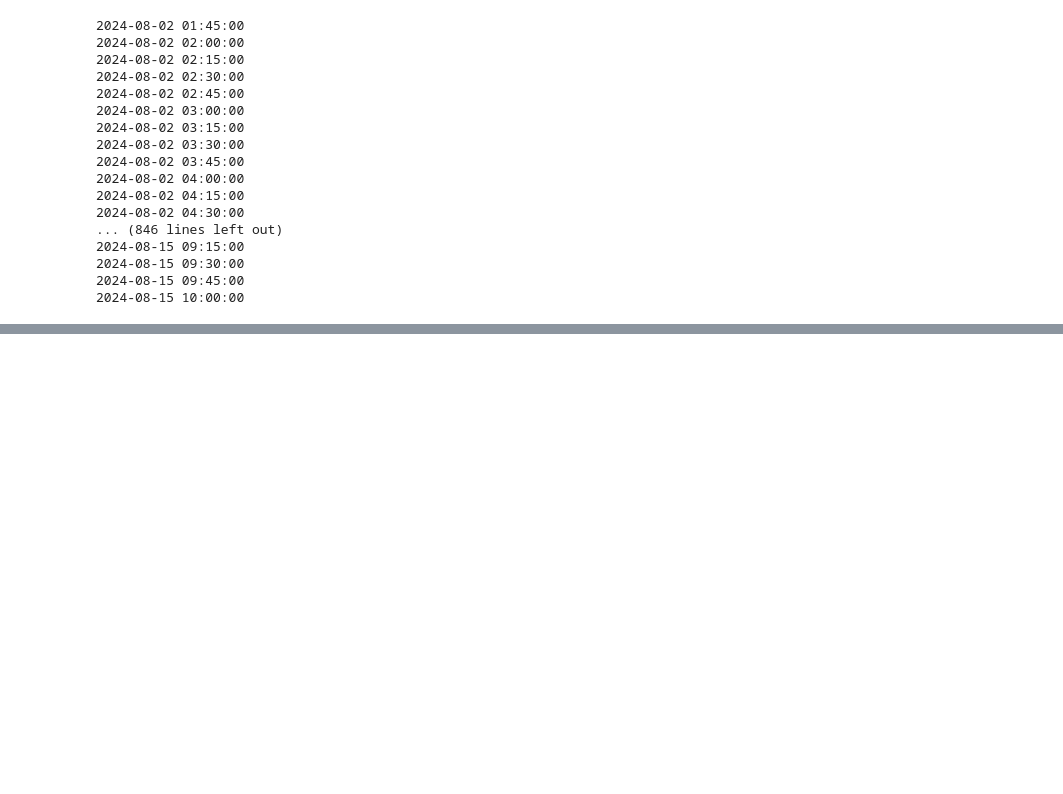
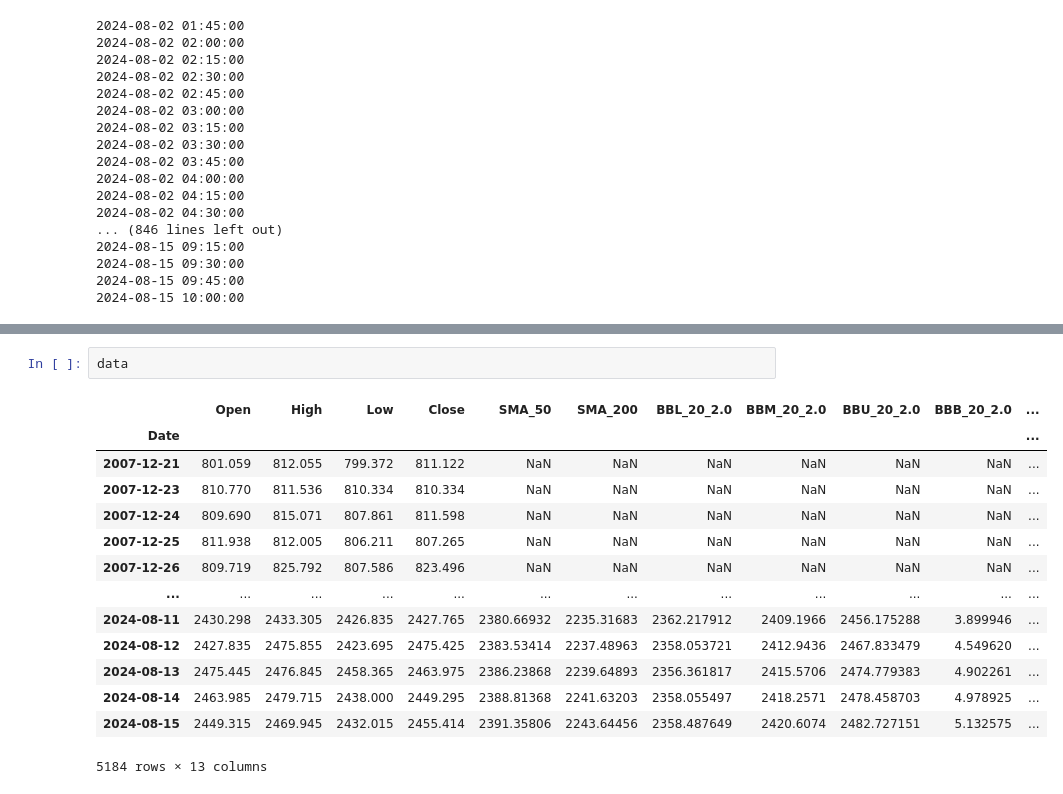
Before and after one commit to jona04/mytrade-jupyter, a Jupyter notebook: generate-images-aws.ipynb, the cells around one changed output, grey strips where cells are left out. Cells and saved outputs as stored; diff of their text form; blank space fills up the shorter version.

```diff
--- a/generate-images-aws.ipynb
+++ b/generate-images-aws.ipynb
@@ -407,0 +474,17 @@ generate_charts_for_august(dfm15, 'charts_august', num_candles=100)
+# %%
+data
+# %% [output]
+|  | Open | High | Low | Close | SMA_50 | SMA_200 | BBL_20_2.0 | BBM_20_2.0 | BBU_20_2.0 | BBB_20_2.0 | ... |
+| Date |  |  |  |  |  |  |  |  |  |  | ... |
+| 2007-12-21 | 801.059 | 812.055 | 799.372 | 811.122 | NaN | NaN | NaN | NaN | NaN | NaN | ... |
+| 2007-12-23 | 810.770 | 811.536 | 810.334 | 810.334 | NaN | NaN | NaN | NaN | NaN | NaN | ... |
+| 2007-12-24 | 809.690 | 815.071 | 807.861 | 811.598 | NaN | NaN | NaN | NaN | NaN | NaN | ... |
+| 2007-12-25 | 811.938 | 812.005 | 806.211 | 807.265 | NaN | NaN | NaN | NaN | NaN | NaN | ... |
+| 2007-12-26 | 809.719 | 825.792 | 807.586 | 823.496 | NaN | NaN | NaN | NaN | NaN | NaN | ... |
+| ... | ... | ... | ... | ... | ... | ... | ... | ... | ... | ... | ... |
+| 2024-08-11 | 2430.298 | 2433.305 | 2426.835 | 2427.765 | 2380.66932 | 2235.31683 | 2362.217912 | 2409.1966 | 2456.175288 | 3.899946 | ... |
+| 2024-08-12 | 2427.835 | 2475.855 | 2423.695 | 2475.425 | 2383.53414 | 2237.48963 | 2358.053721 | 2412.9436 | 2467.833479 | 4.549620 | ... |
+| 2024-08-13 | 2475.445 | 2476.845 | 2458.365 | 2463.975 | 2386.23868 | 2239.64893 | 2356.361817 | 2415.5706 | 2474.779383 | 4.902261 | ... |
+| 2024-08-14 | 2463.985 | 2479.715 | 2438.000 | 2449.295 | 2388.81368 | 2241.63203 | 2358.055497 | 2418.2571 | 2478.458703 | 4.978925 | ... |
+| 2024-08-15 | 2449.315 | 2469.945 | 2432.015 | 2455.414 | 2391.35806 | 2243.64456 | 2358.487649 | 2420.6074 | 2482.727151 | 5.132575 | ... |
+5184 rows × 13 columns
```
Also changed, not shown: parts of 2 cells of this notebook, 2 other files.
